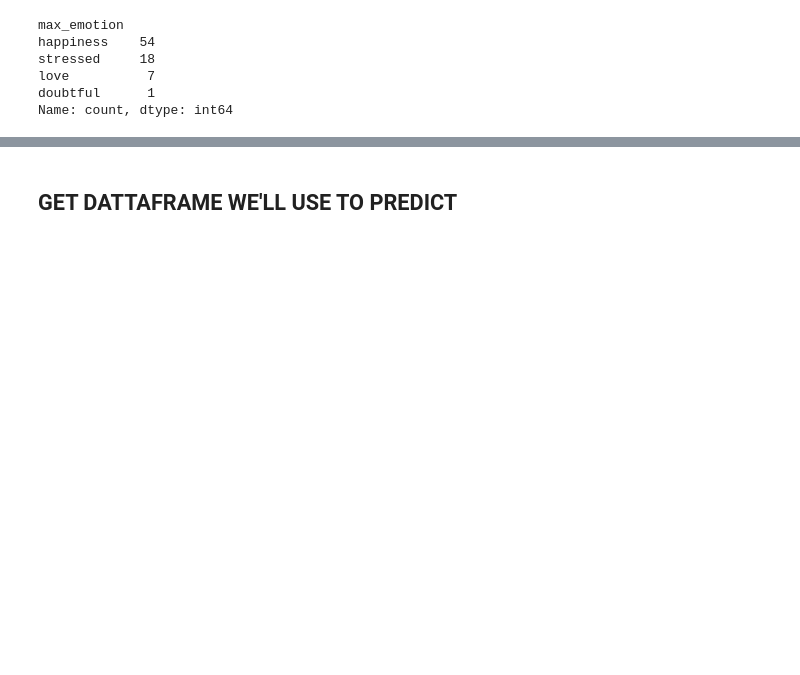
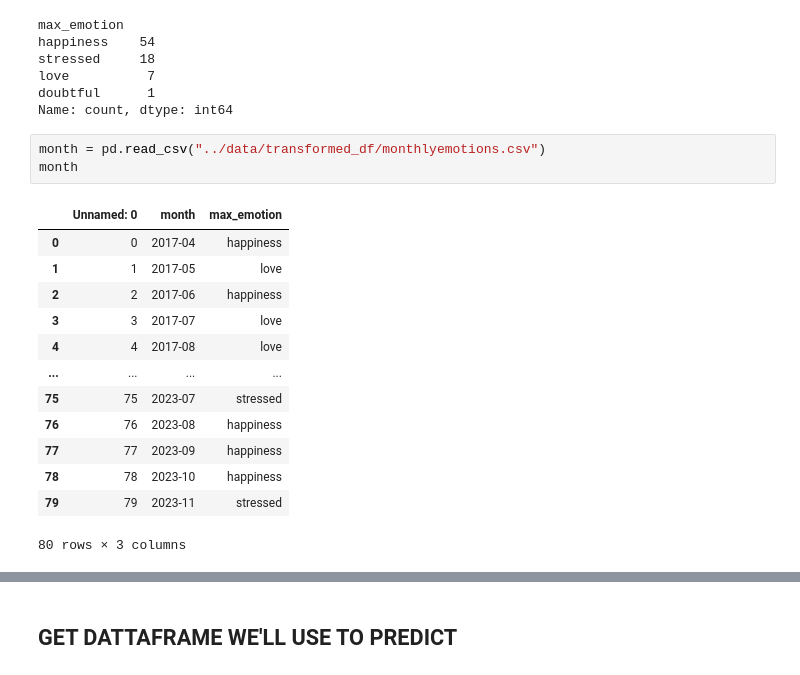
Before and after one commit to emmacunill/Take_Care, a Jupyter notebook: notebooks/transform.ipynb, the cells around one changed output, grey strips where cells are left out. Drawn from its saved outputs; the diff is of its cells as text; blank space fills up the shorter version.

```diff
--- a/notebooks/transform.ipynb
+++ b/notebooks/transform.ipynb
@@ -276,3 +283,20 @@ stressed     18
 love          7
 doubtful      1
 Name: count, dtype: int64
+# %%
+month = pd.read_csv("../data/transformed_df/monthlyemotions.csv")
+month
+# %% [output]
+|  | Unnamed: 0 | month | max_emotion |
+| 0 | 0 | 2017-04 | happiness |
+| 1 | 1 | 2017-05 | love |
+| 2 | 2 | 2017-06 | happiness |
+| 3 | 3 | 2017-07 | love |
+| 4 | 4 | 2017-08 | love |
+| ... | ... | ... | ... |
+| 75 | 75 | 2023-07 | stressed |
+| 76 | 76 | 2023-08 | happiness |
+| 77 | 77 | 2023-09 | happiness |
+| 78 | 78 | 2023-10 | happiness |
+| 79 | 79 | 2023-11 | stressed |
+80 rows × 3 columns
```
Also changed, not shown: parts of 4 cells of this notebook.
